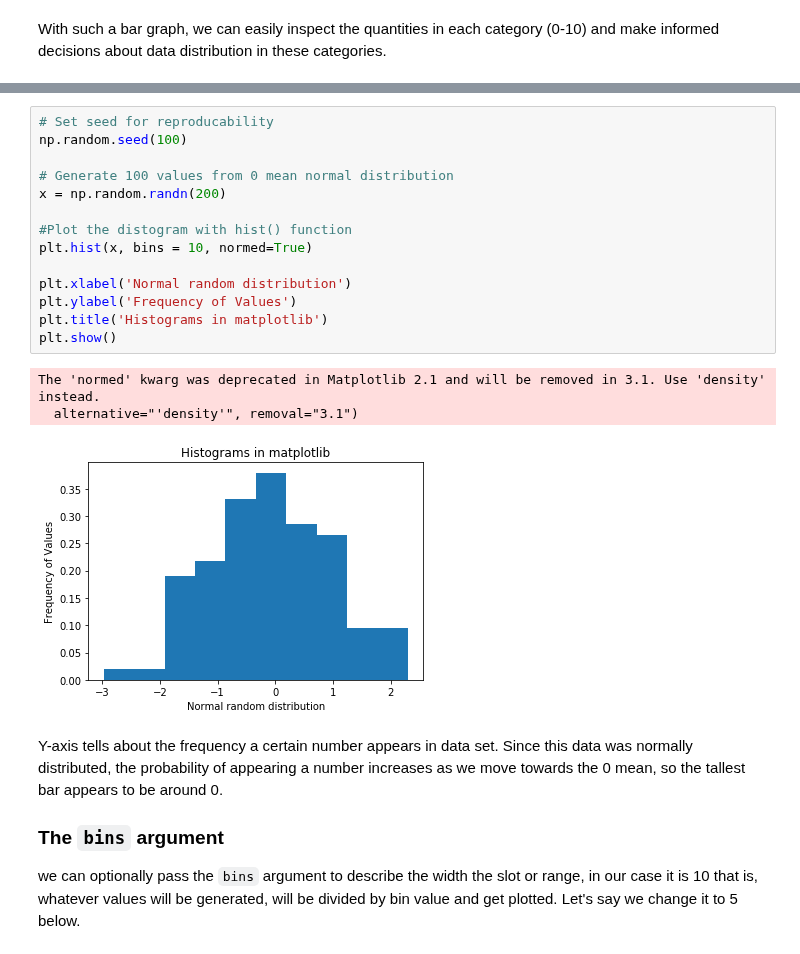
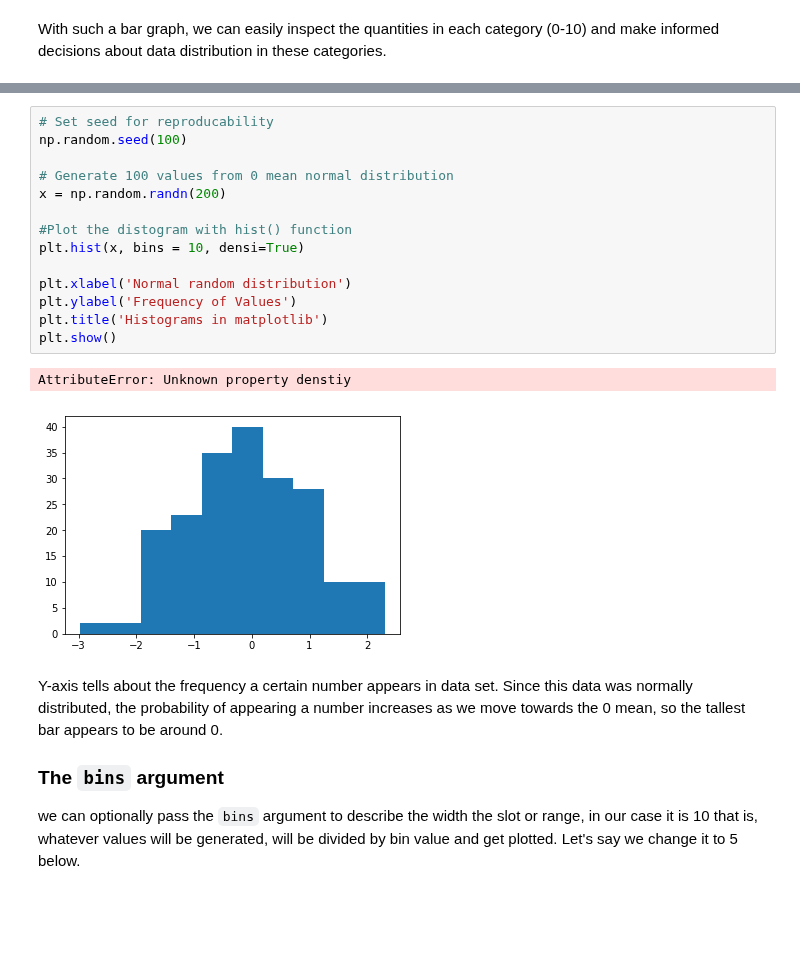
Before and after one commit to mzhou356/dsc-data-viz-dc-ds-060319, a Jupyter notebook: index.ipynb, the cells around one changed output, grey strips where cells are left out. Saved outputs shown, nothing was run; the diff lists cells and outputs as text; blank space fills up the shorter version.

```diff
--- a/index.ipynb
+++ b/index.ipynb
@@ -140,21 +140,20 @@ In matplotlib, we can use `plt.hist()` function to draw a histogram while passin
 # %%
 # Set seed for reproducability
 np.random.seed(100)
 
 # Generate 100 values from 0 mean normal distribution
 x = np.random.randn(200)
 
 #Plot the distogram with hist() function
-plt.hist(x, bins = 10, normed=True)
+plt.hist(x, bins = 10, densi=True)
 
 plt.xlabel('Normal random distribution')
 plt.ylabel('Frequency of Values')
 plt.title('Histograms in matplotlib')
 plt.show()
 # %% [output]
-The 'normed' kwarg was deprecated in Matplotlib 2.1 and will be removed in 3.1. Use 'density' instead.
-  alternative="'density'", removal="3.1")
+AttributeError: Unknown property denstiy
-[figure, old version]
+[figure, new version]
 # %% [markdown]
 Y-axis tells about the frequency a certain number appears in data set. Since this data was normally distributed, the probability of appearing a number increases as we move towards the 0 mean, so the tallest bar appears to be around 0.
 
```
